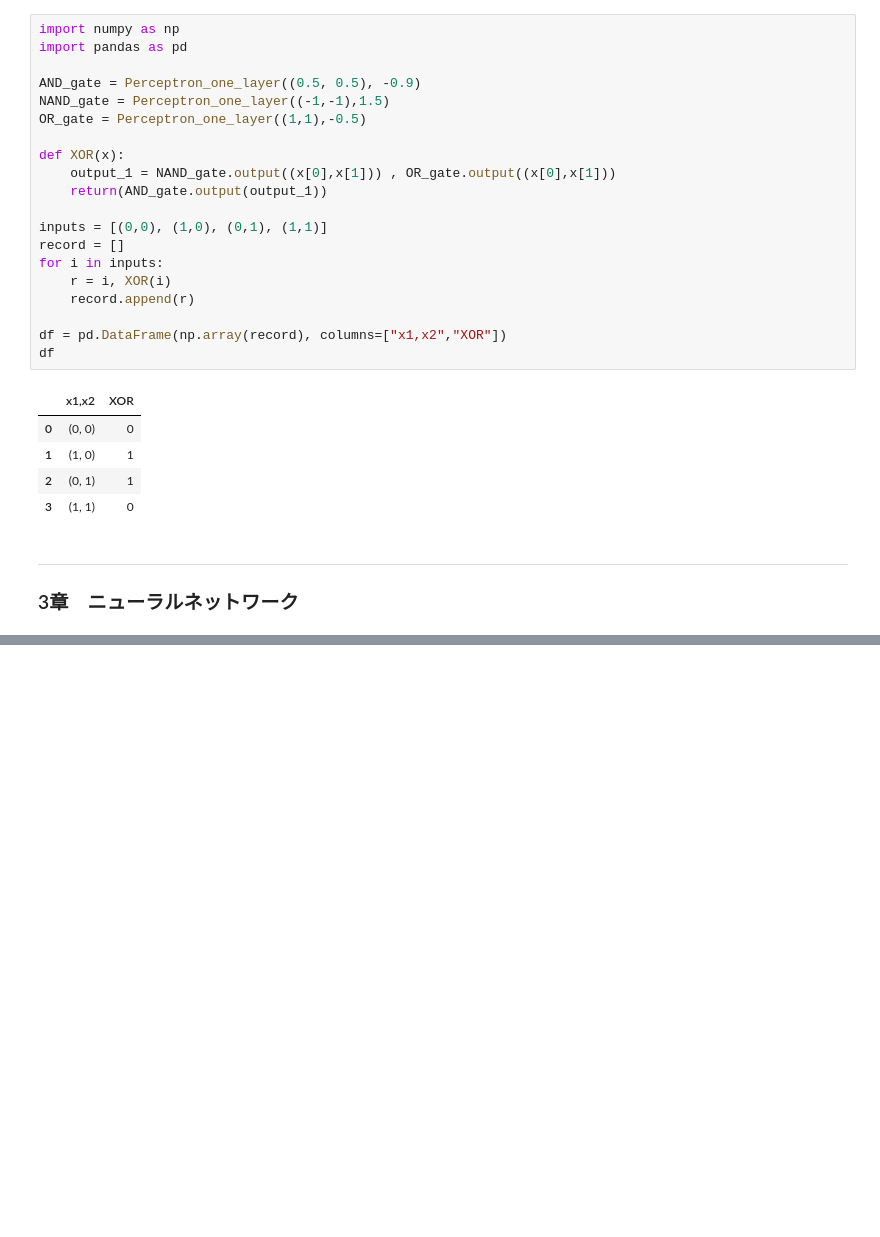
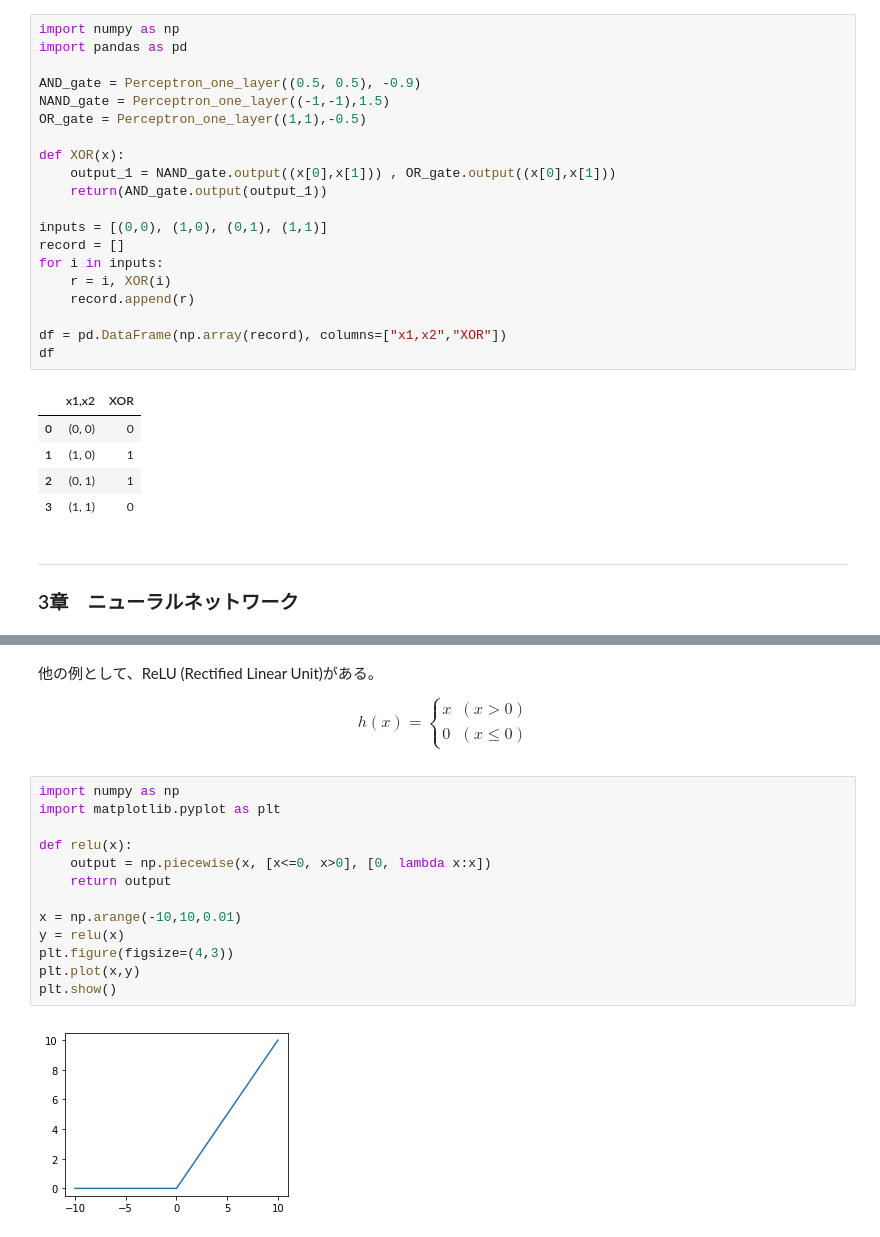
Before and after one commit to YouheiKomakine/pytorch-code-examples, a Jupyter notebook: Deep_Learning_from_Scratch_1.ipynb, the cells around one changed output, grey strips where cells are left out. Cells and saved outputs as stored; diff of their text form; blank space fills up the shorter version.

```diff
--- a/Deep_Learning_from_Scratch_1.ipynb
+++ b/Deep_Learning_from_Scratch_1.ipynb
@@ -209,0 +247,23 @@ df
+# %% [markdown]
+他の例として、ReLU (Rectified Linear Unit)がある。
+\begin{align*}
+h(x) = \begin{cases}
+x & (x>0) \\
+0 & (x \leq0)
+\end{cases}
+\end{align*}
+# %%
+import numpy as np
+import matplotlib.pyplot as plt
+
+def relu(x):
+    output = np.piecewise(x, [x<=0, x>0], [0, lambda x:x])
+    return output
+
+x = np.arange(-10,10,0.01)
+y = relu(x)
+plt.figure(figsize=(4,3))
+plt.plot(x,y)
+plt.show()
+# %% [output]
+[figure, added]
```
Also changed, not shown: parts of 7 cells of this notebook.
